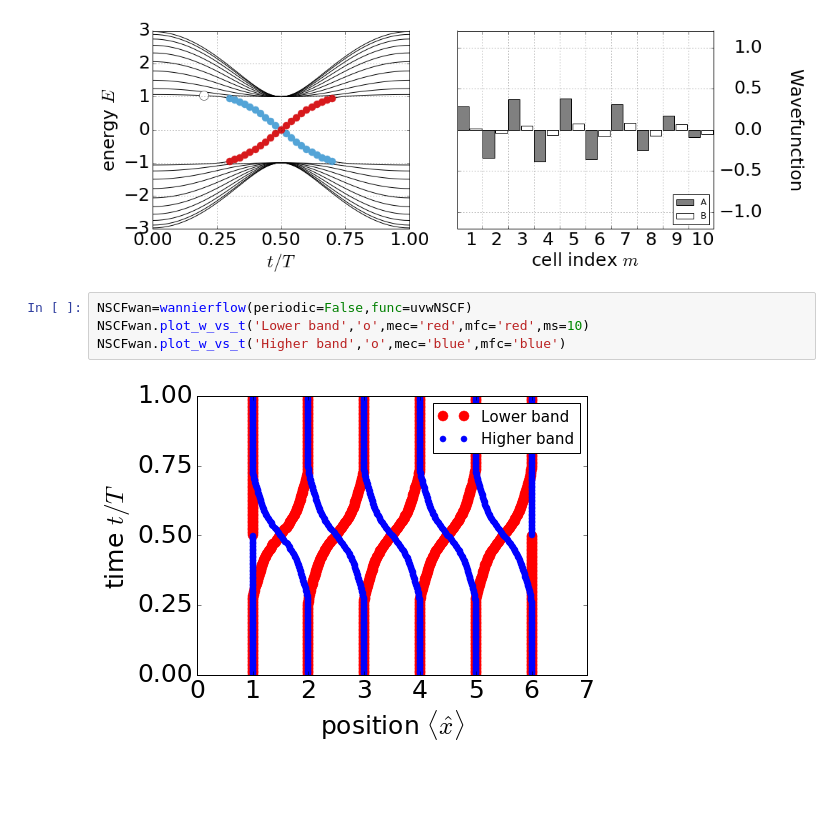
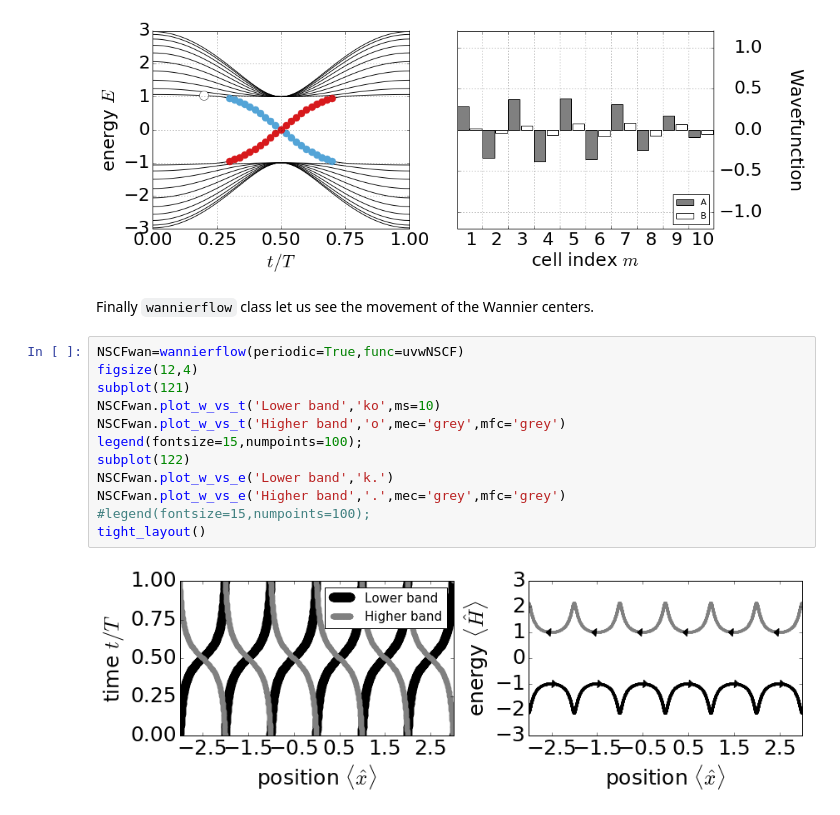
Before and after one commit to oroszl/topins, a Jupyter notebook: RM.ipynb, the cells around one changed output. Cells and saved outputs as stored; diff of their text form; blank space fills up the shorter version.

Commit message:
added energy to Wannier flow  RM and started QWZ

```diff
--- a/RM.ipynb
+++ b/RM.ipynb
@@ -330,9 +410,19 @@ NSCFdata=pumpdata(numLoc=2,norm_treshold=0.6,func=uvwNSCF)
 interact(enpsi,PD=fixed(NSCFdata),ti=(0,len(tran[:,0])-1),n=(0,19));
 # %% [output]
 [figure]
+# %% [markdown]
+Finally  `wannierflow` class let us see the movement of the Wannier centers.
 # %%
-NSCFwan=wannierflow(periodic=False,func=uvwNSCF)
-NSCFwan.plot_w_vs_t('Lower band','o',mec='red',mfc='red',ms=10)
-NSCFwan.plot_w_vs_t('Higher band','o',mec='blue',mfc='blue')
+NSCFwan=wannierflow(periodic=True,func=uvwNSCF)
+figsize(12,4)
+subplot(121)
+NSCFwan.plot_w_vs_t('Lower band','ko',ms=10)
+NSCFwan.plot_w_vs_t('Higher band','o',mec='grey',mfc='grey')
+legend(fontsize=15,numpoints=100);
+subplot(122)
+NSCFwan.plot_w_vs_e('Lower band','k.')
+NSCFwan.plot_w_vs_e('Higher band','.',mec='grey',mfc='grey')
+#legend(fontsize=15,numpoints=100);
+tight_layout()
 # %% [output]
-[figure, old version]
+[figure, new version]
```
Also changed, not shown: parts of 7 cells of this notebook.
